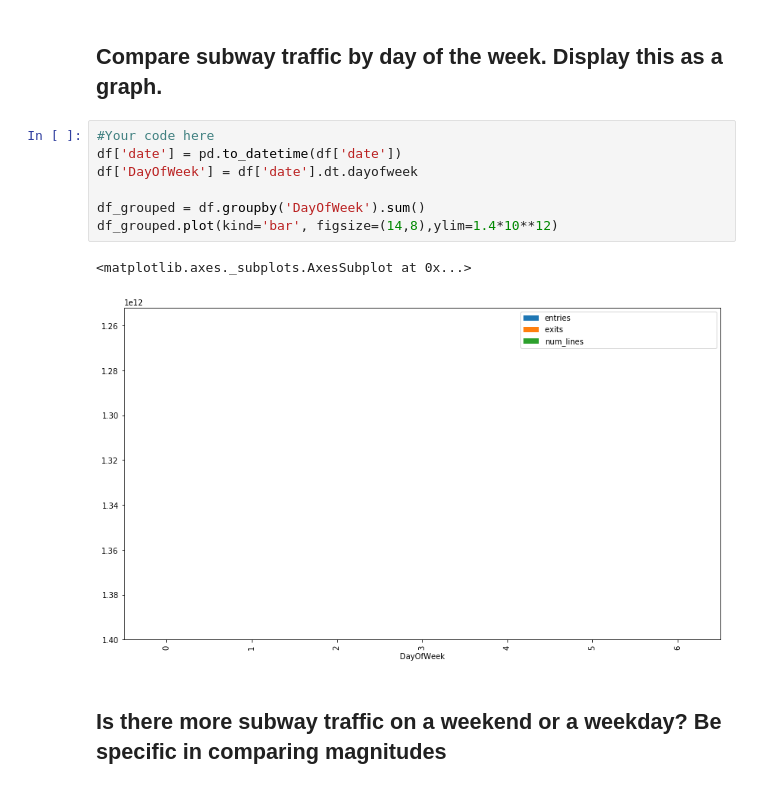
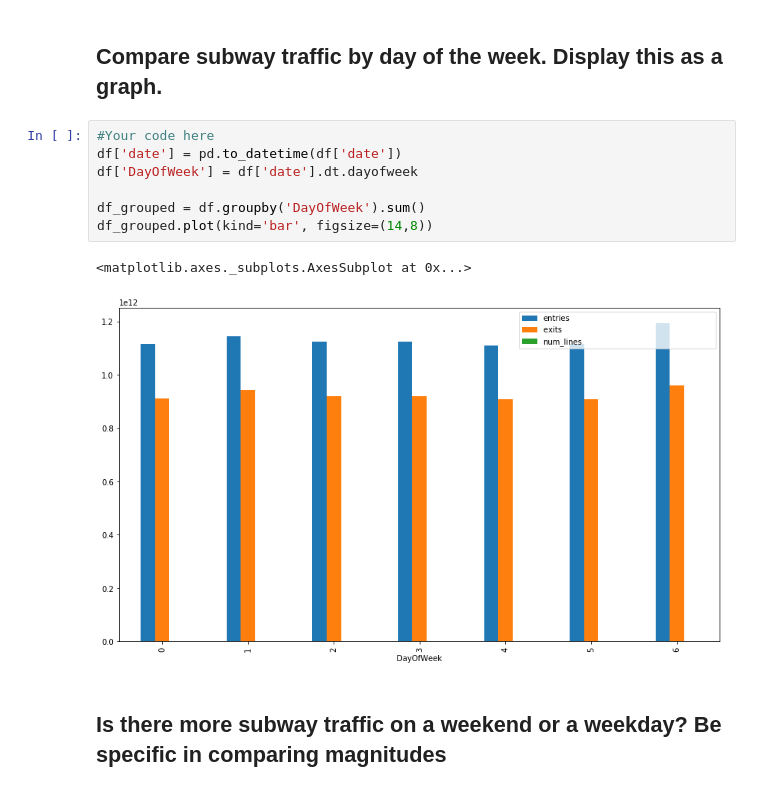
Before and after one commit to JonSolow/dsc-pandas-series-and-dataframes-lab-dc-ds-career-042219, a Jupyter notebook: index.ipynb, the cells around one changed output. Cells and saved outputs as stored; diff of their text form.

```diff
--- a/index.ipynb
+++ b/index.ipynb
@@ -110,13 +110,13 @@ Index(['linename', 'c/a', 'unit', 'scp', 'station', 'division', 'date', 'time',
 # %%
 #Your code here
 df['date'] = pd.to_datetime(df['date'])
 df['DayOfWeek'] = df['date'].dt.dayofweek
 
 df_grouped = df.groupby('DayOfWeek').sum()
-df_grouped.plot(kind='bar', figsize=(14,8),ylim=1.4*10**12)
+df_grouped.plot(kind='bar', figsize=(14,8))
 # %% [output]
 <matplotlib.axes._subplots.AxesSubplot at 0x...>
-[figure, old version]
+[figure, new version]
 # %% [markdown]
 ## Is there more subway traffic on a weekend or a weekday?    Be specific in comparing magnitudes
 # %%
```
